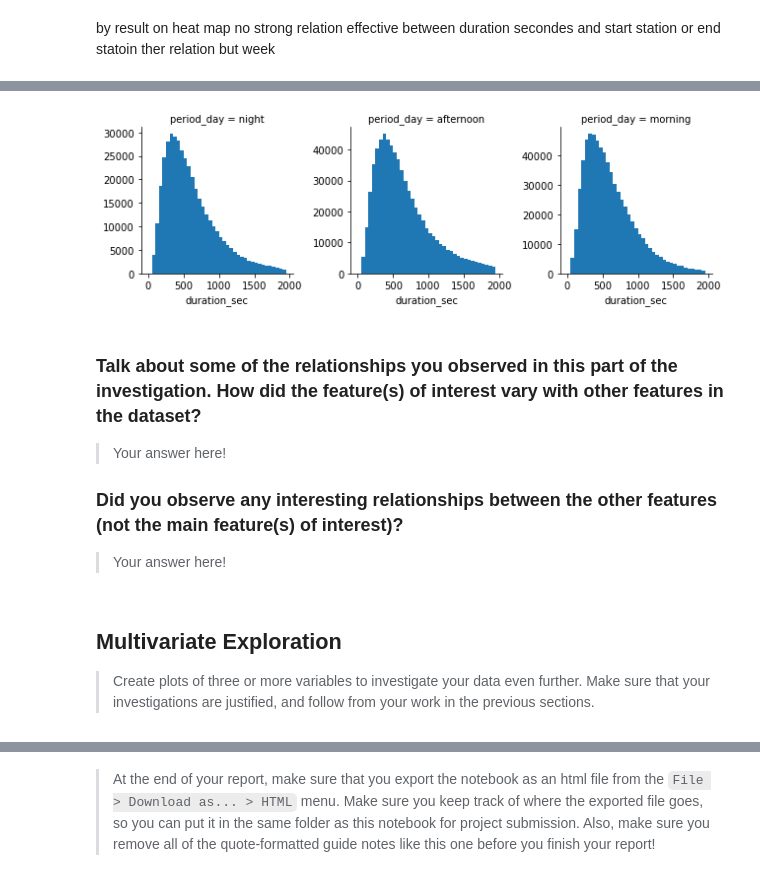
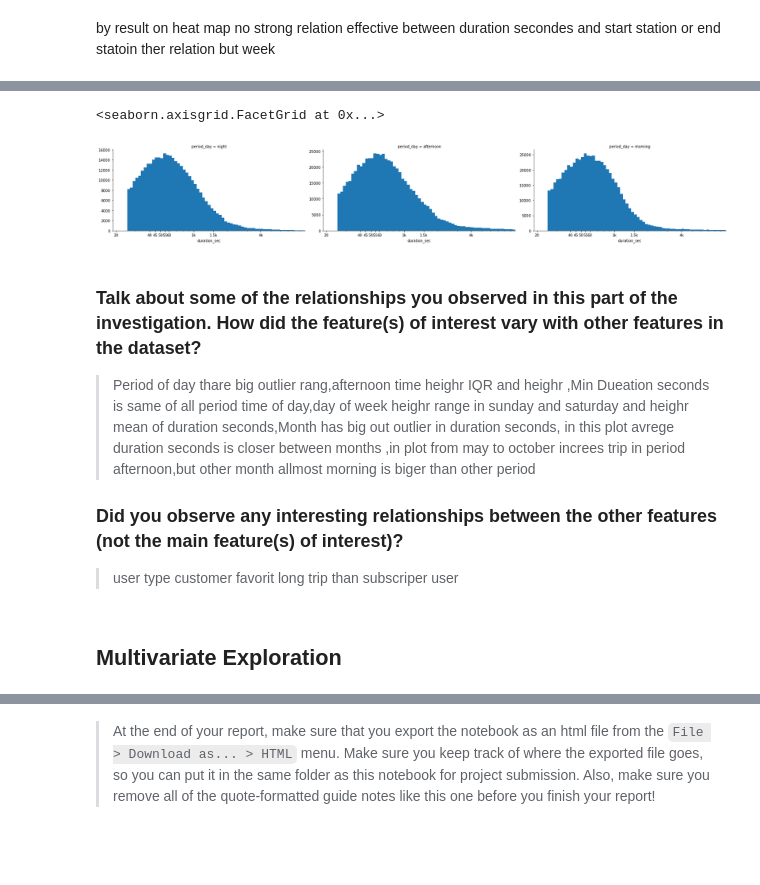
Before and after one commit to mohammg/Ford-Go-Bike, a Jupyter notebook: exploration_FordBike.ipynb, the cells around one changed output, grey strips where cells are left out. Drawn from its saved outputs; the diff is of its cells as text; code cells hidden in the pictures; blank space fills up the shorter version.

```diff
--- a/exploration_FordBike.ipynb
+++ b/exploration_FordBike.ipynb
@@ -455,27 +459,28 @@ sb.countplot(data = df_clean, y = 'month', hue = 'period_day',hue_order=['mornin
 # %%
-bin_edges = np.arange(0, 2000, 50)
 
 # Try experimenting with dynamic bin edges
 # bin_edges = np.arange(-3, fuel_econ['comb'].max()+1/3, 1/3)
+log_binsize = 0.025
 
-g = sb.FacetGrid(data = df_clean, col = 'period_day', col_wrap=3, sharey=False)
-g.map(plt.hist, 'duration_sec',bins=bin_edges);
+
+bin_edges = 10 ** np.arange(2.4, np.log10(df_clean['duration_sec'].max())+log_binsize, log_binsize)
+g = sb.FacetGrid(data = df_clean, col = 'period_day', col_wrap=3, sharey=False,size=4, aspect=2)
+g.map(plt.hist, 'duration_sec',bins=bin_edges).set(xscale = 'log');
+g.set(xlim=(0, 1e4))
+g.set(xticks = [200,400,450,500,550,600,1000, 1500, 4000], xticklabels = ['20','40','45','50','55','60','1k','1.5k','4k'])
 # %% [output]
+<seaborn.axisgrid.FacetGrid at 0x...>
-[figure, old version]
+[figure, new version]
 # %% [markdown]
 ### Talk about some of the relationships you observed in this part of the investigation. How did the feature(s) of interest vary with other features in the dataset?
 
-> Your answer here!
+> Period of day thare big outlier rang,afternoon time heighr IQR and heighr ,Min Dueation seconds is same of all period time of day,day of week heighr range in sunday and saturday and heighr mean of duration seconds,Month has big out outlier in duration seconds, in this plot avrege duration seconds is closer between months ,in plot from may to october increes trip in period afternoon,but other month allmost morning is biger than other period
 
 ### Did you observe any interesting relationships between the other features (not the main feature(s) of interest)?
 
-> Your answer here!
+>user type customer favorit long trip than subscriper user
-# %% [markdown]
-## Multivariate Exploration
-
-> Create plots of three or more variables to investigate your data even
-further. Make sure that your investigations are justified, and follow from
-your work in the previous sections.
+# %% [markdown]
+## Multivariate Exploration
 # %%
 plt.figure(figsize=(10,8))
 sb.boxplot(data = df_clean, y = 'month', x = 'duration_sec', hue = 'period_day')
```
Also changed, not shown: parts of 28 cells of this notebook, 3 other files.
